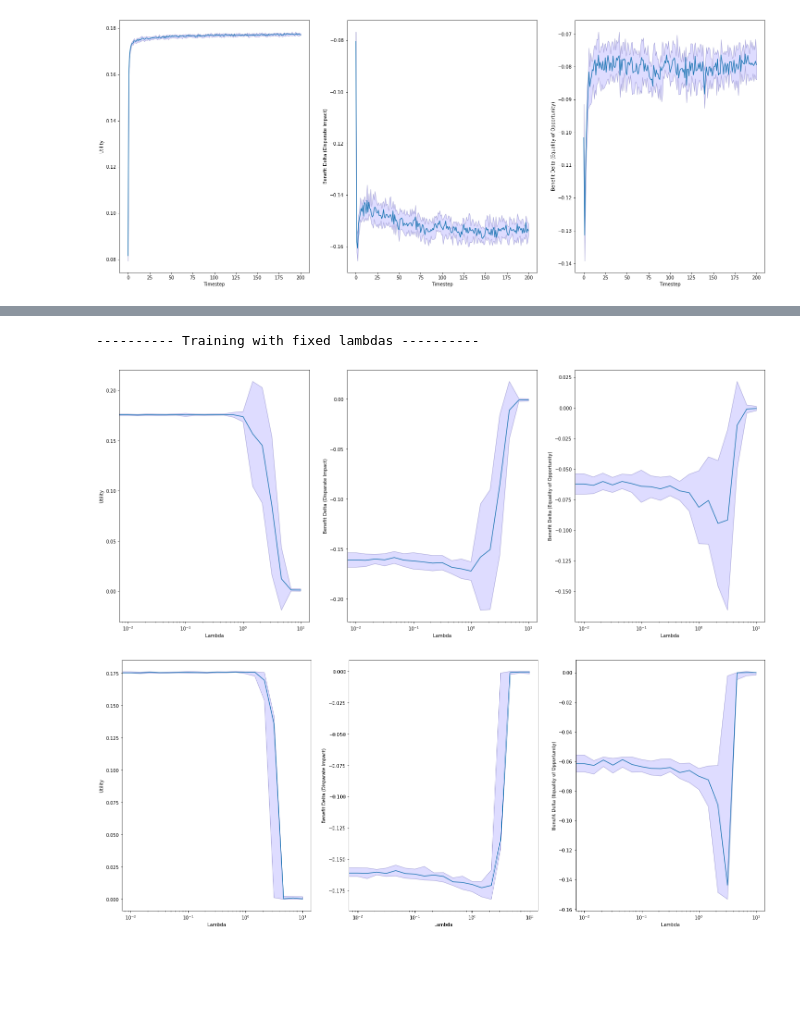
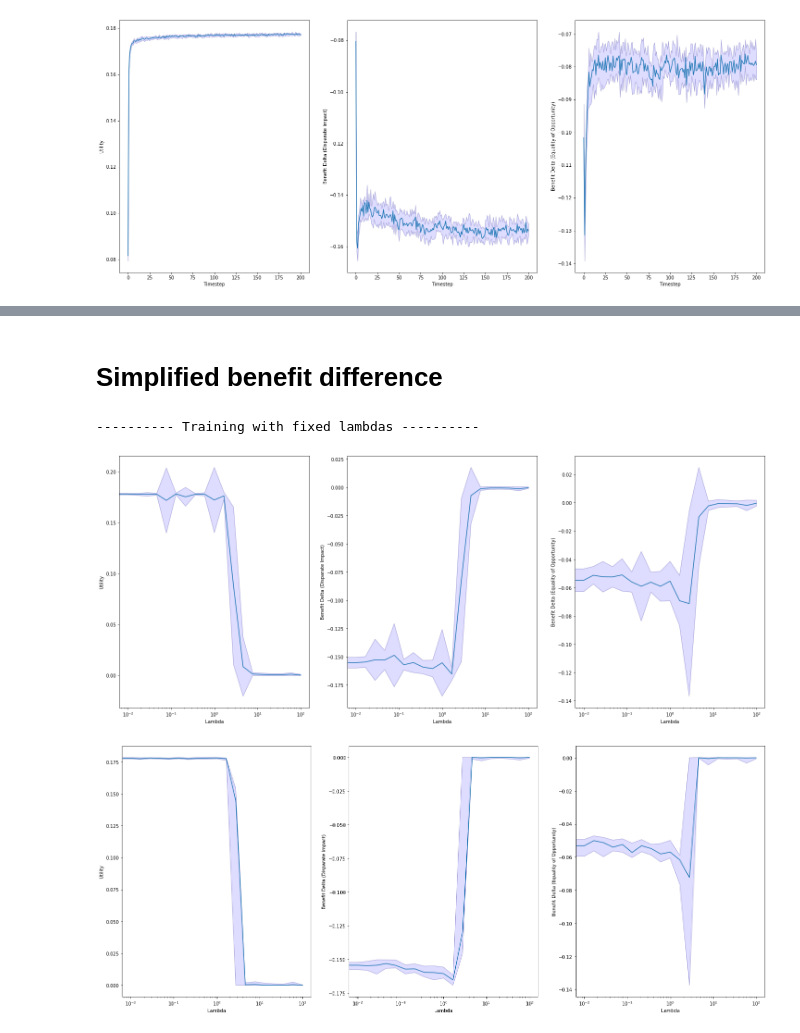
Before and after one commit to floydkretschmar/master-thesis, a Jupyter notebook: exp/010-benefit-difference-vs-covariance.ipynb, the cells around one changed output, grey strips where cells are left out. Drawn from its saved outputs; the diff is of its cells as text; code cells hidden in the pictures; blank space fills up the shorter version.

Commit message:
removed benefit function from policy

```diff
--- a/exp/010-benefit-difference-vs-covariance.ipynb
+++ b/exp/010-benefit-difference-vs-covariance.ipynb
@@ -25,7 +25,7 @@ def calc_benefit(**fairness_kwargs):
     decisions = fairness_kwargs["decisions"]
     ips_weights = fairness_kwargs["ips_weights"]
 
-    benefit = policy.benefit_function(decisions=decisions, y=y)
+    benefit = demographic_parity(decisions=decisions, y=y)
 
     if ips_weights is not None:
         benefit *= ips_weights
@@ -143,15 +145,17 @@ def calc_covariance(**fairness_kwargs):
     decisions = fairness_kwargs["decisions"]
     ips_weights = fairness_kwargs["ips_weights"]
 
-    benefit = policy.benefit_function(decisions=decisions, y=y)
+    #benefit = policy.benefit_function(decisions=decisions, y=y)
+    phi = policy.feature_map(policy._extract_features(x, s))
+    distance = sigmoid(np.matmul(phi, policy.theta)).reshape(-1, 1)
 
     if ips_weights is not None:
         mu_s = np.mean(s * ips_weights, axis=0)
-        benefit *= ips_weightsining_parameters
+        distance *= ips_weights
     else:
         mu_s = np.mean(s, axis=0)
 
-    covariance = (s - mu_s) * benefit
+    covariance = (s - mu_s) * distance
     return covariance
 
 def fairness_gradient_function(**fairness_kwargs):
@@ -255 +367,3 @@ plot_median(statistics, "{}/results_median_lambdas.png".format(run_path), model_
+# %% [markdown]
+# Simplified benefit difference
 # %%
@@ -340,18 +435,18 @@ training_parameters = {
 }
 # %%
 training_parameters["experiment_name"] = "exp-010-3rd-uncalibrated-over-lambdas"
-lambdas = np.logspace(-2, 1, base=10, endpoint=True, num=19)
+lambdas = np.logspace(-2, 2, base=10, endpoint=True, num=19)
 lambdas = np.insert(arr=lambdas, obj=0, values=[0.0])
 training_parameters["model"]["initial_lambda"] = lambdas
 
 statistics, _, run_path = train(training_parameters, iterations=30, asynchronous=True)
 
 plot_mean(statistics, "{}/results_mean_lambdas.png".format(run_path))
 plot_median(statistics, "{}/results_median_lambdas.png".format(run_path))
 # %% [output]
 ---------- Training with fixed lambdas ----------
-[figure, old version]
+[figure, new version]
-[figure, old version]
+[figure, new version]
 # %%
 training_parameters["experiment_name"] = "exp-010-uncalibrated"
 training_parameters["model"]["initial_lambda"] = 0.0
```
Also changed, not shown: parts of 11 cells of this notebook, 2 other files.
